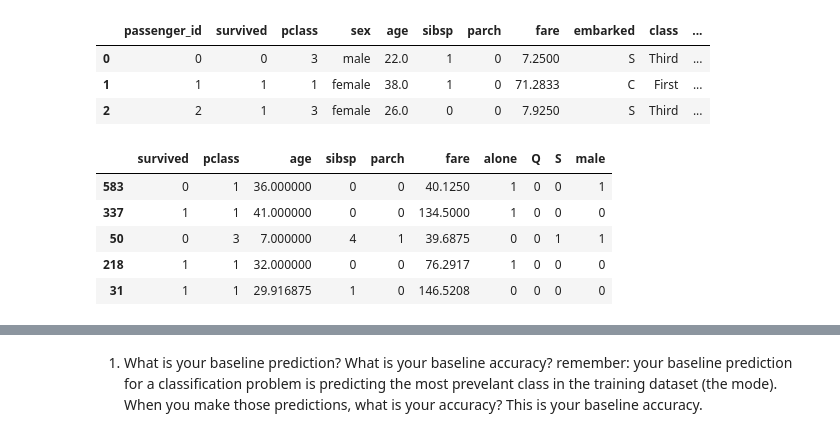
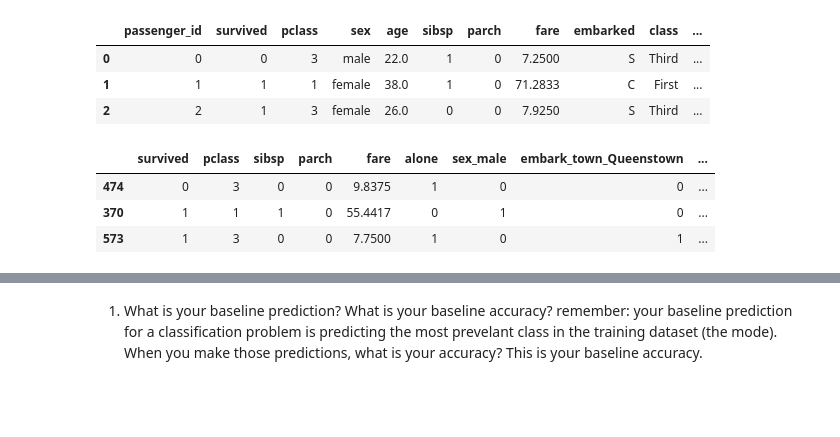
Before and after one commit to lupeluna/classification-exercises, a Jupyter notebook: model.ipynb, the cells around one changed output, grey strips where cells are left out. Saved outputs shown, nothing was run; the diff lists cells and outputs as text; code cells hidden in the pictures; blank space fills up the shorter version.

```diff
--- a/model.ipynb
+++ b/model.ipynb
@@ -33,12 +33,10 @@ titanic_df.head(3)
 # %%
 # prep and create our train, validate and test dataframes / creates dummies
 # for string catagoricals - already removed what was not needed in prepare.py
-train, validate, test = prepare.prep_titanic(acquire.get_titanic_data())
-train.head()
+train, validate, test = prepare.prep_titanic_data(acquire.get_titanic_data())
+train.head(3)
 # %% [output]
-|  | survived | pclass | age | sibsp | parch | fare | alone | Q | S | male |
-| 583 | 0 | 1 | 36.000000 | 0 | 0 | 40.1250 | 1 | 0 | 0 | 1 |
-| 337 | 1 | 1 | 41.000000 | 0 | 0 | 134.5000 | 1 | 0 | 0 | 0 |
-| 50 | 0 | 3 | 7.000000 | 4 | 1 | 39.6875 | 0 | 0 | 1 | 1 |
-| 218 | 1 | 1 | 32.000000 | 0 | 0 | 76.2917 | 1 | 0 | 0 | 0 |
-| 31 | 1 | 1 | 29.916875 | 1 | 0 | 146.5208 | 0 | 0 | 0 | 0 |
+|  | survived | pclass | sibsp | parch | fare | alone | sex_male | embark_town_Queenstown | ... |
+| 474 | 0 | 3 | 0 | 0 | 9.8375 | 1 | 0 | 0 | ... |
+| 370 | 1 | 1 | 1 | 0 | 55.4417 | 0 | 1 | 0 | ... |
+| 573 | 1 | 3 | 0 | 0 | 7.7500 | 1 | 0 | 1 | ... |
```
Also changed, not shown: parts of 88 cells of this notebook.
